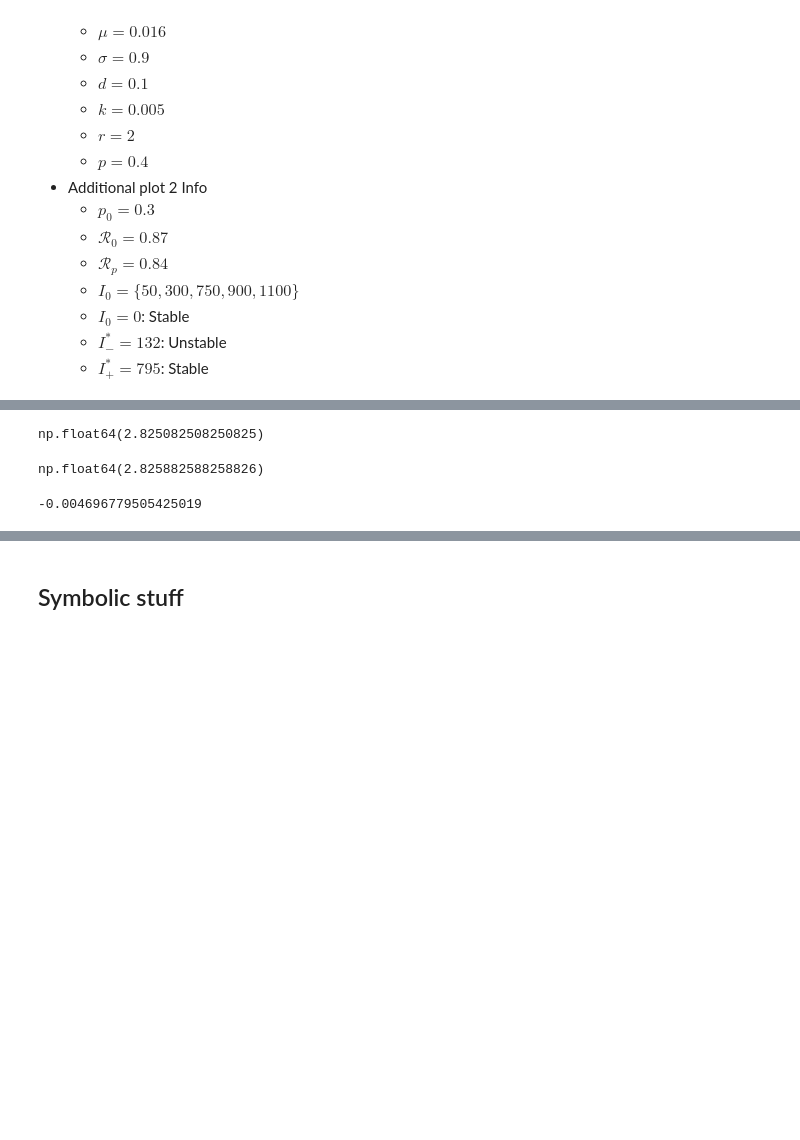
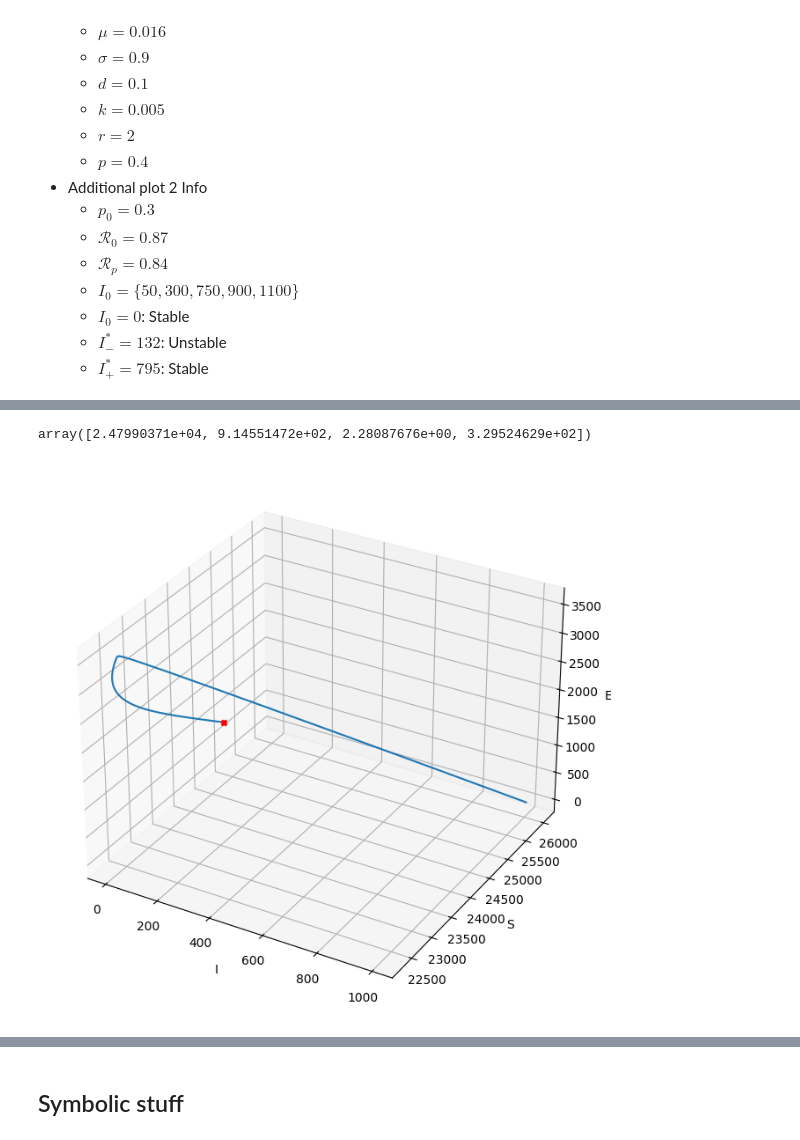
Before and after one commit to michaelStoddard/Chaos, a Jupyter notebook: Assignments/MATH722_HW1.ipynb, the cells around one changed output, grey strips where cells are left out. Saved outputs shown, nothing was run; the diff lists cells and outputs as text; code cells hidden in the pictures; blank space fills up the shorter version.

```diff
--- a/Assignments/MATH722_HW1.ipynb
+++ b/Assignments/MATH722_HW1.ipynb
@@ -116,13 +125,12 @@ from scipy.integrate import odeint
 # %%
 def SEIT(X,t):
-    b = 2.825082508250825
-    c = 2.825882588258826
+    bc = 7.709456563200001
     d=0.1
     p=0.4
     k=0.005
     r=2
     lam=417
-    mu=0.01668
+    mu=0.016
     sig=0.9
 
 
@@ -130,15 +138,9 @@ def SEIT(X,t):
     N = S + E + I + T
 
 
-    dS = lam - b*c*S*(I/N) - mu * S
-    dE = b*c*S*(I/N) - p*b*c*E*(I/N) - (mu + k)*E + sig*b*c*T*(I/N)
-    dI = p*b*c*E*(I/N) + k*E - (mu + r + d)*I
-    dT = r*I - sig*b*c*T*(I/N -mu*T)
+    dS = lam - bc*S*(I/N) - mu * S
+    dE = bc*S*(I/N) - p*bc*E*(I/N) - (mu + k)*E + sig*bc*T*(I/N)
+    dI = p*bc*E*(I/N) + k*E - (mu + r + d)*I
+    dT = r*I - sig*bc*T*(I/N) -mu*T
 
     return [dS,dE,dI,dT]
-
-def R0(b,c,
-       d=0.1,r=2,k=0.005,mu=0.01668):
-    # b = -c
-
-    return (b*c/(mu+r+d))*(k/(mu+k)) -0.87
@@ -160,17 +147,23 @@ np.where(np.round(R0(b,c),3)==0)
-# %%
-b[3531]
-# %% [output]
-np.float64(2.825082508250825)
-# %%
-c[3532]
-# %% [output]
-np.float64(2.825882588258826)
-# %%
-R0(2.8181,2.8181)
-# %% [output]
--0.004696779505425019
 # %%
-t = np.linspace(0,350,40000)
-SEIT0 = [0,0,0,0]
-start = 0
-b =0.25
+t = np.linspace(0,500,40000)
+SEIT0 = [2.60334634e+04,2.13626492e+01,1000,7.25999352e+00]
+# %%
+settle  = odeint(SEIT,SEIT0,t)
+settle = settle.T
+SS = settle[:,-1]
+X0 = SS.copy()
+SS
+# %% [output]
+array([2.47990371e+04, 9.14551472e+02, 2.28087676e+00, 3.29524629e+02])
+# %%
+# SEIT 0123
+
+fig = plt.figure(figsize=(16,8))
+p1 = fig.add_subplot(projection='3d')
+p1.plot(settle[2],settle[0],settle[1])
+p1.scatter(SS[2],SS[0],SS[1],marker='X',color='red' )
+p1.set(xlabel='I', ylabel='S', zlabel='E')
+
+plt.show()
+# %% [output]
+[figure, added]
```
Also changed, not shown: parts of 10 cells of this notebook, 2 other files.
